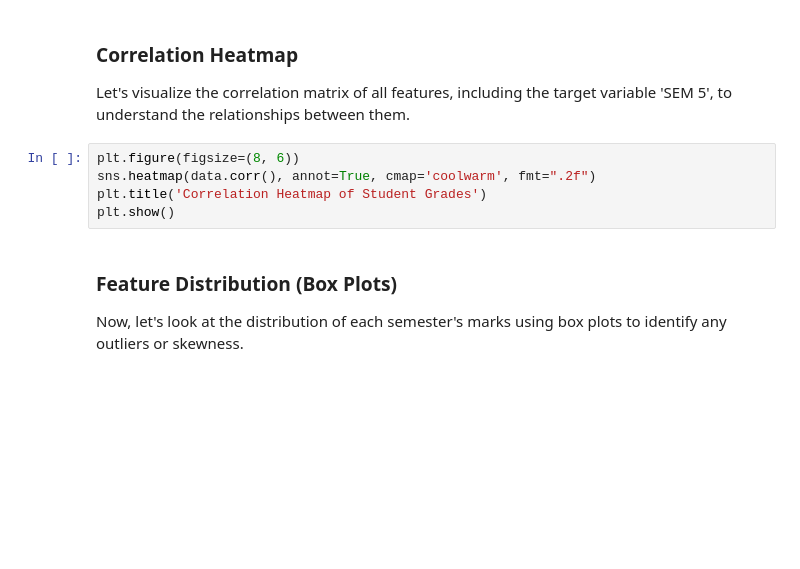
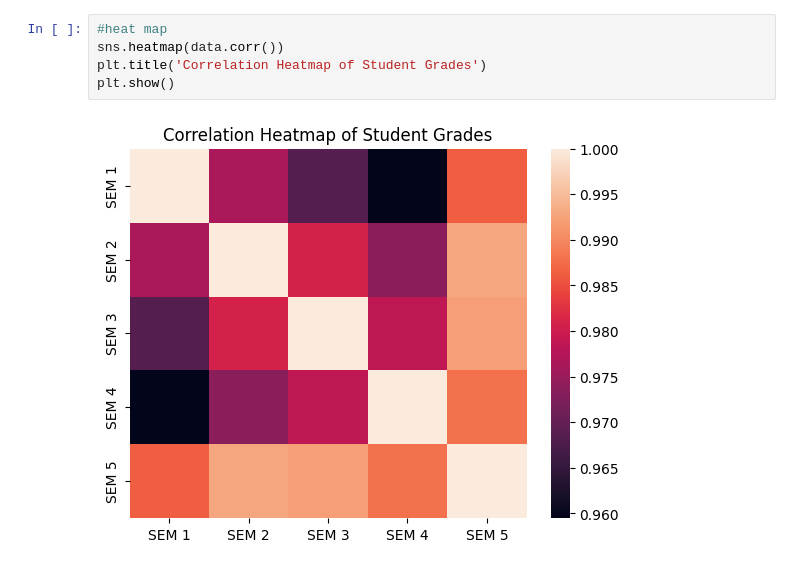
Before and after one commit to RajeshRanaGiet/AML-LAB, a Jupyter notebook: Experiment 3/exp3.ipynb, the cells around one changed output. Saved outputs shown, nothing was run; the diff lists cells and outputs as text; blank space fills up the shorter version.

```diff
--- a/Experiment 3/exp3.ipynb
+++ b/Experiment 3/exp3.ipynb
@@ -84,17 +92,11 @@ R-squared: 0.9999989080650641
 [figure]
-# %% [markdown]
-### Correlation Heatmap
-
-Let's visualize the correlation matrix of all features, including the target variable 'SEM 5', to understand the relationships between them.
 # %%
-plt.figure(figsize=(8, 6))
-sns.heatmap(data.corr(), annot=True, cmap='coolwarm', fmt=".2f")
+#heat map
+sns.heatmap(data.corr())
 plt.title('Correlation Heatmap of Student Grades')
 plt.show()
+# %% [output]
+[figure, added]
-# %% [markdown]
-### Feature Distribution (Box Plots)
-
-Now, let's look at the distribution of each semester's marks using box plots to identify any outliers or skewness.
 # %%
 fig, axes = plt.subplots(1, len(x.columns), figsize=(15, 5))
 for i, col in enumerate(x.columns):
```
Also changed, not shown: parts of 4 cells of this notebook.
